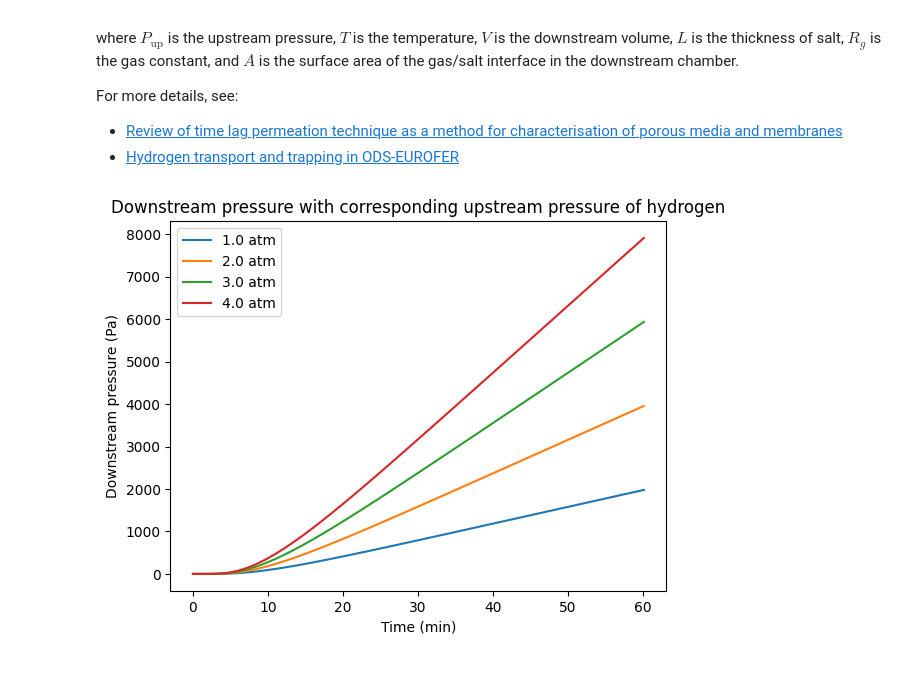
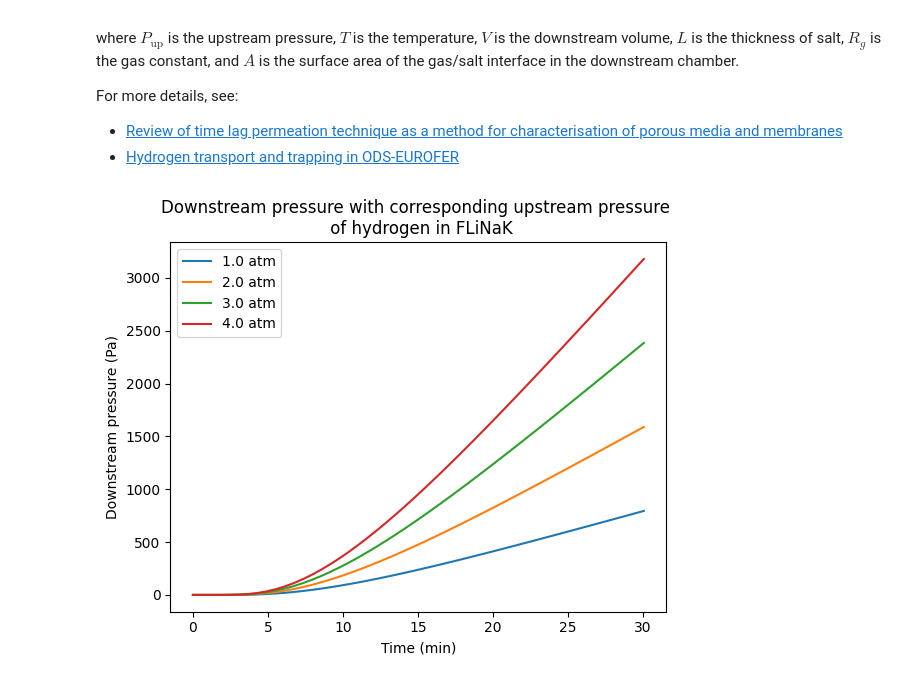
Before and after one commit to RemDelaporteMathurin/hyperion, a Jupyter notebook: pressure_rise.ipynb, the cells around one changed output. Drawn from its saved outputs; the diff is of its cells as text; code cells hidden in the pictures.

```diff
--- a/pressure_rise.ipynb
+++ b/pressure_rise.ipynb
@@ -72,35 +77,36 @@ For more details, see:
 - [Review of time lag permeation technique as a method for characterisation of porous media and membranes](https://link.springer.com/article/10.1007/BF01653631)
 - [Hydrogen transport and trapping in ODS-EUROFER](https://doi.org/10.1016/j.fusengdes.2007.02.002)
 # %%
-timelag = L**2 / (6 * D_flinak)
+#timelag = L**2 / (6 * D_flinak)
 Rg = htm.Rg  # gas constant
 
 # Analytical solution for transient downstream pressure rise
-def downstream_pressure(t, P_up):
+def downstream_pressure(t, P_up, diff, sol):
 
-
+    tau = L**2 / (6 * diff)
     sum_term = 0
     for n in np.arange(1, 1000):
         sum_term += (
-            (-1) ** (n+1) / n**2 * np.exp(-D_flinak * n**2 * np.pi**2 * t / L**2)
+            (-1) ** (n+1) / n**2 * np.exp(-diff * n**2 * np.pi**2 * t / L**2)
         )
 
-    transient_term = 2 * L**2 / (np.pi**2 * D_flinak) * sum_term
-    return Rg * T / V_down * A / L * permeability * P_up * (t - timelag + transient_term)
+    transient_term = 2 * L**2 / (np.pi**2 * diff) * sum_term
+    return Rg * T / V_down * A / L * diff * sol * P_up * (t - tau + transient_term)
 # %%
 import matplotlib.pyplot as plt
 
-t = np.linspace(0, 6 * timelag).to(ureg.min)
+tau_flinak = L**2 / (6 * D_flinak)
+t = np.linspace(0, 3 * tau_flinak).to(ureg.min)
 pressures = (np.linspace(1, 4, num=4) * htm.ureg.atm)
 for P_up in pressures:
-    plt.plot(t, downstream_pressure(t, P_up).to(ureg.Pa), label = f"{P_up:~P}")
+    plt.plot(t, downstream_pressure(t, P_up, D_flinak, K_flinak).to(ureg.Pa), label = f"{P_up:~P}")
 #p_down = downstream_pressure(t, P_up).to(ureg.Pa)
 
 #plt.plot(t, p_down)
 plt.legend()
 plt.xlabel(f"Time ({t.units:~})")
 plt.ylabel(f"Downstream pressure (Pa)")
-plt.title("Downstream pressure with corresponding upstream pressure of hydrogen")
+plt.title("Downstream pressure with corresponding upstream pressure \n of hydrogen in FLiNaK")
 plt.show()
 # %% [output]
-[figure, old version]
+[figure, new version]
```
Also changed, not shown: parts of 3 cells of this notebook.
